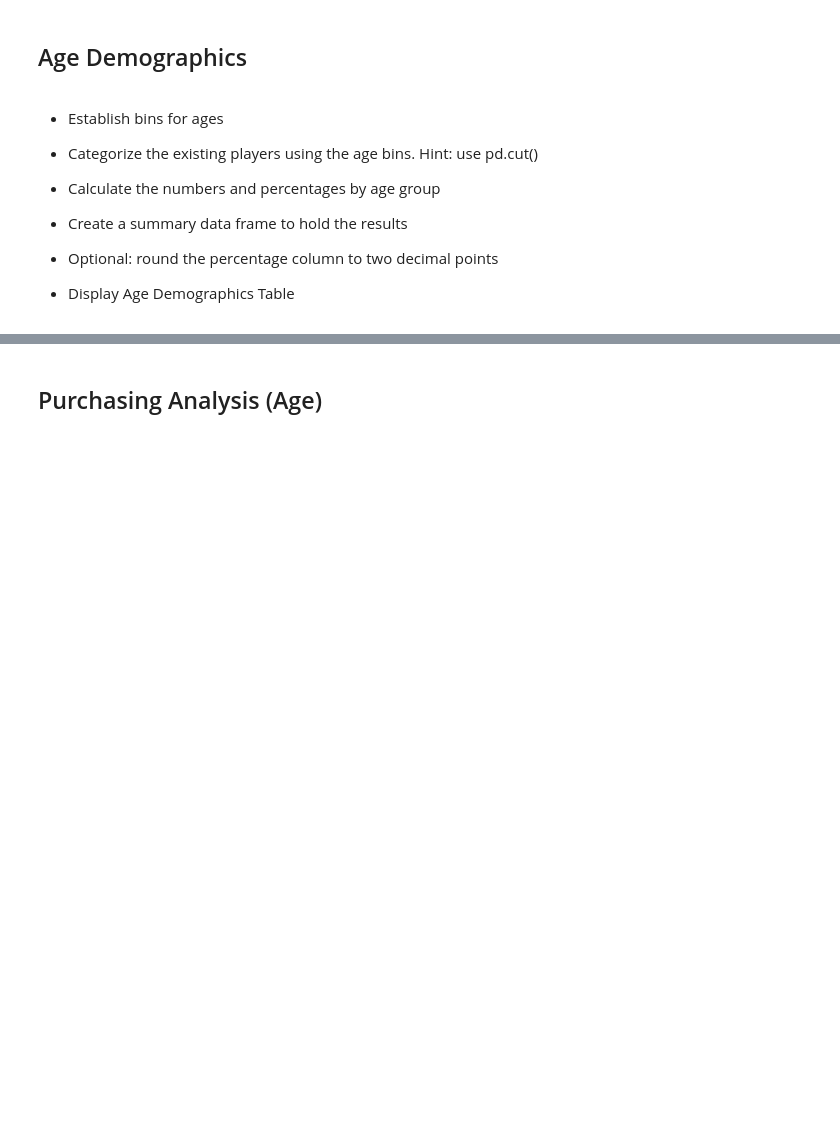
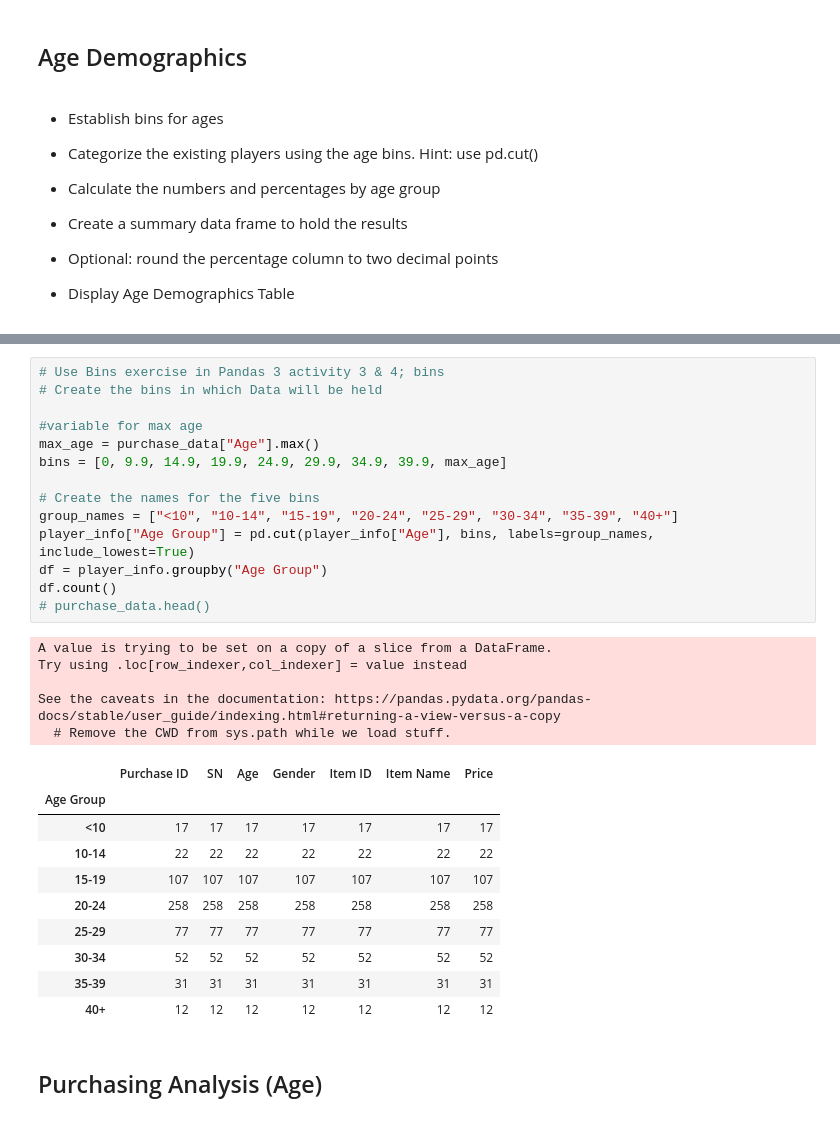
Before and after one commit to meaganmb/pandas-challenge, a Jupyter notebook: HeroesOfPymoli/HeroesOfPymoli_main.ipynb, the cells around one changed output, grey strips where cells are left out. Cells and saved outputs as stored; diff of their text form; blank space fills up the shorter version.

```diff
--- a/HeroesOfPymoli/HeroesOfPymoli_main.ipynb
+++ b/HeroesOfPymoli/HeroesOfPymoli_main.ipynb
@@ -182,3 +171,33 @@ gender_summary_df.head()
+# %%
+# Use Bins exercise in Pandas 3 activity 3 & 4; bins
+# Create the bins in which Data will be held
+
+#variable for max age
+max_age = purchase_data["Age"].max()
+bins = [0, 9.9, 14.9, 19.9, 24.9, 29.9, 34.9, 39.9, max_age]
+
+# Create the names for the five bins
+group_names = ["<10", "10-14", "15-19", "20-24", "25-29", "30-34", "35-39", "40+"]
+player_info["Age Group"] = pd.cut(player_info["Age"], bins, labels=group_names, include_lowest=True)
+df = player_info.groupby("Age Group")
+df.count()
+# purchase_data.head()
+# %% [output]
+A value is trying to be set on a copy of a slice from a DataFrame.
+Try using .loc[row_indexer,col_indexer] = value instead
+
+See the caveats in the documentation: https://pandas.pydata.org/pandas-docs/stable/user_guide/indexing.html#returning-a-view-versus-a-copy
+  # Remove the CWD from sys.path while we load stuff.
+|  | Purchase ID | SN | Age | Gender | Item ID | Item Name | Price |
+| Age Group |  |  |  |  |  |  |  |
+| <10 | 17 | 17 | 17 | 17 | 17 | 17 | 17 |
+| 10-14 | 22 | 22 | 22 | 22 | 22 | 22 | 22 |
+| 15-19 | 107 | 107 | 107 | 107 | 107 | 107 | 107 |
+| 20-24 | 258 | 258 | 258 | 258 | 258 | 258 | 258 |
+| 25-29 | 77 | 77 | 77 | 77 | 77 | 77 | 77 |
+| 30-34 | 52 | 52 | 52 | 52 | 52 | 52 | 52 |
+| 35-39 | 31 | 31 | 31 | 31 | 31 | 31 | 31 |
+| 40+ | 12 | 12 | 12 | 12 | 12 | 12 | 12 |
 # %% [markdown]
 ## Purchasing Analysis (Age)
 # %% [markdown]
```
Also changed, not shown: parts of 3 cells of this notebook, 1 other file.
